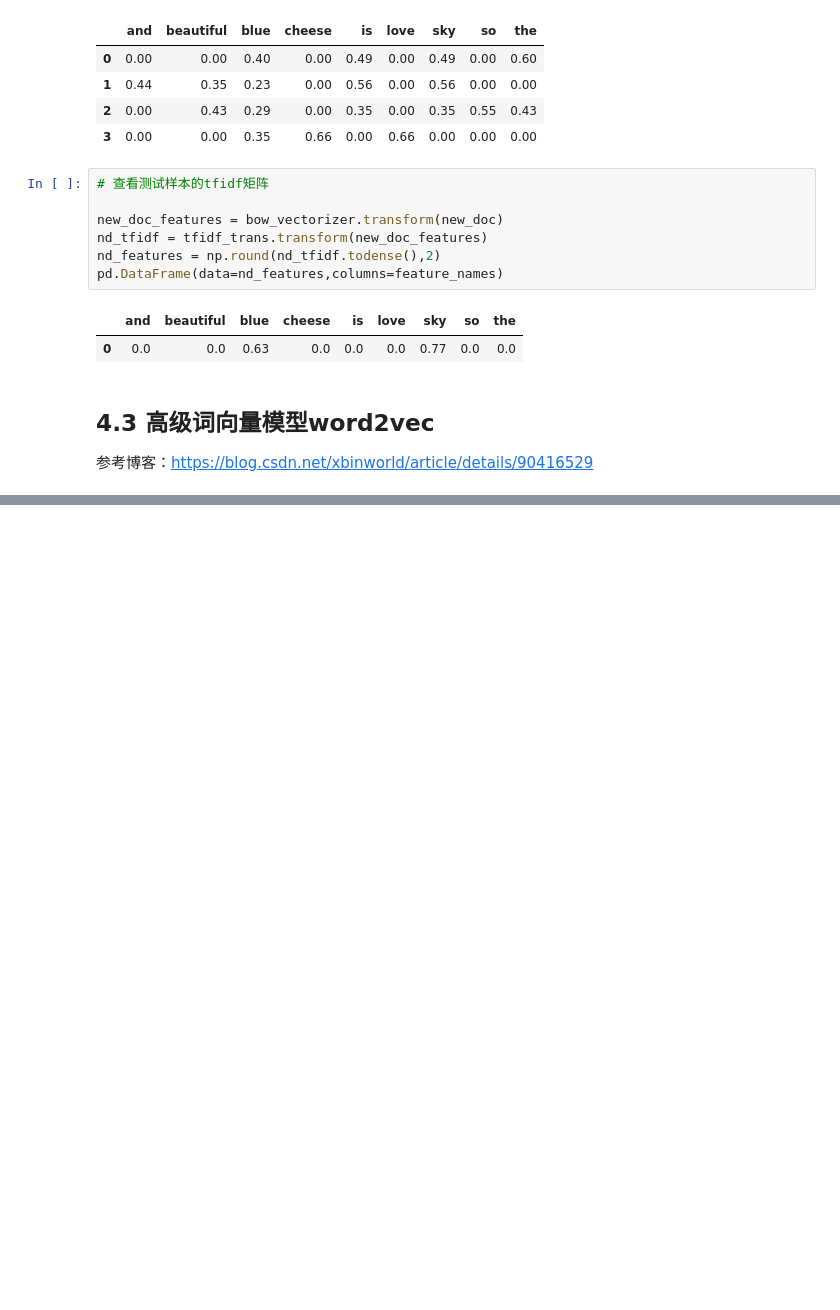
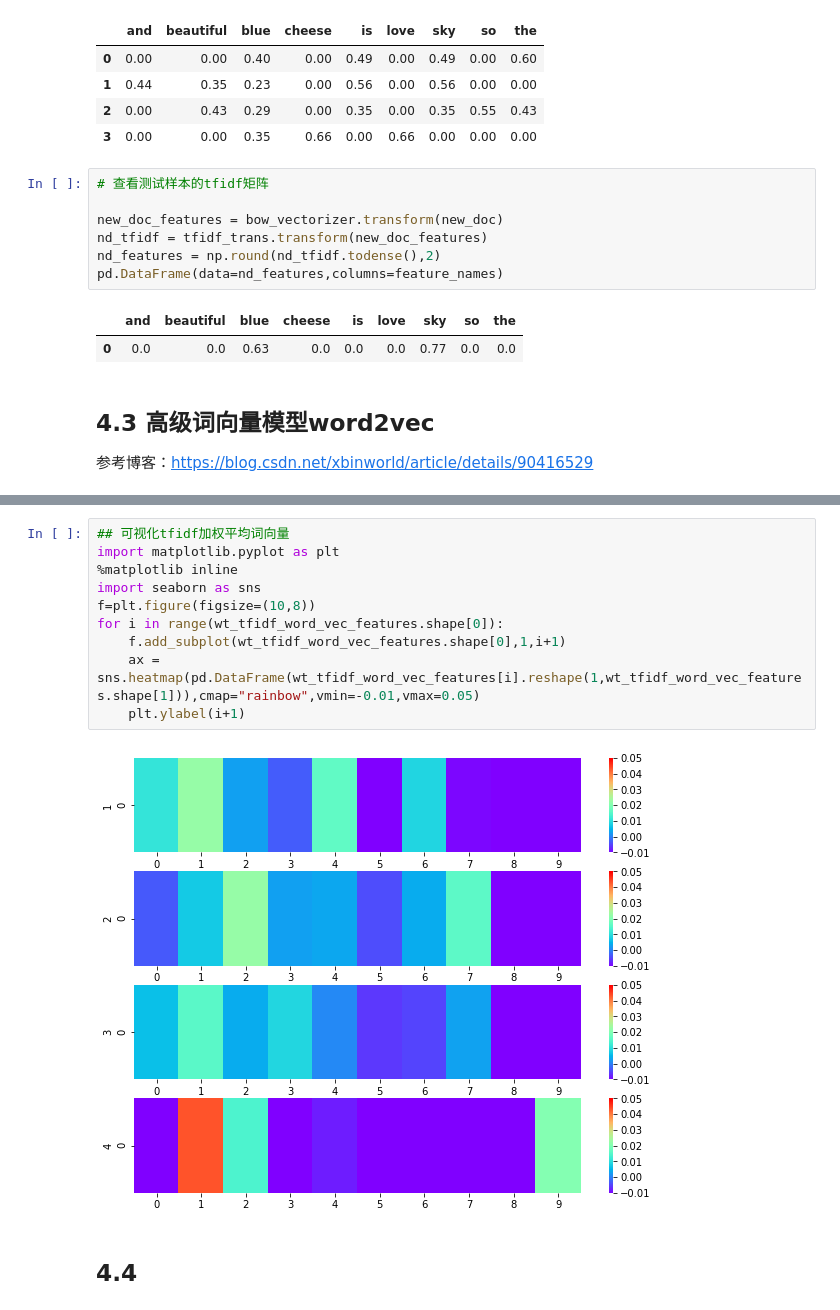
Before and after one commit to Leolee11111/NLP, a Jupyter notebook: 文本分类.ipynb, the cells around one changed output, grey strips where cells are left out. Saved outputs shown, nothing was run; the diff lists cells and outputs as text; blank space fills up the shorter version.

```diff
--- a/文本分类.ipynb
+++ b/文本分类.ipynb
@@ -323,0 +548,14 @@ word2vec工具的提出正是为了解决上面这个问题 。它将每个词
+# %%
+## 可视化tfidf加权平均词向量
+import matplotlib.pyplot as plt
+%matplotlib inline
+import seaborn as sns
+f=plt.figure(figsize=(10,8))
+for i in range(wt_tfidf_word_vec_features.shape[0]):
+    f.add_subplot(wt_tfidf_word_vec_features.shape[0],1,i+1)
+    ax = sns.heatmap(pd.DataFrame(wt_tfidf_word_vec_features[i].reshape(1,wt_tfidf_word_vec_features.shape[1])),cmap="rainbow",vmin=-0.01,vmax=0.05)
+    plt.ylabel(i+1)
+# %% [output]
+[figure, added]
+# %% [markdown]
+## 4.4
```
Also changed, not shown: parts of 7 cells of this notebook, 13 other files.
